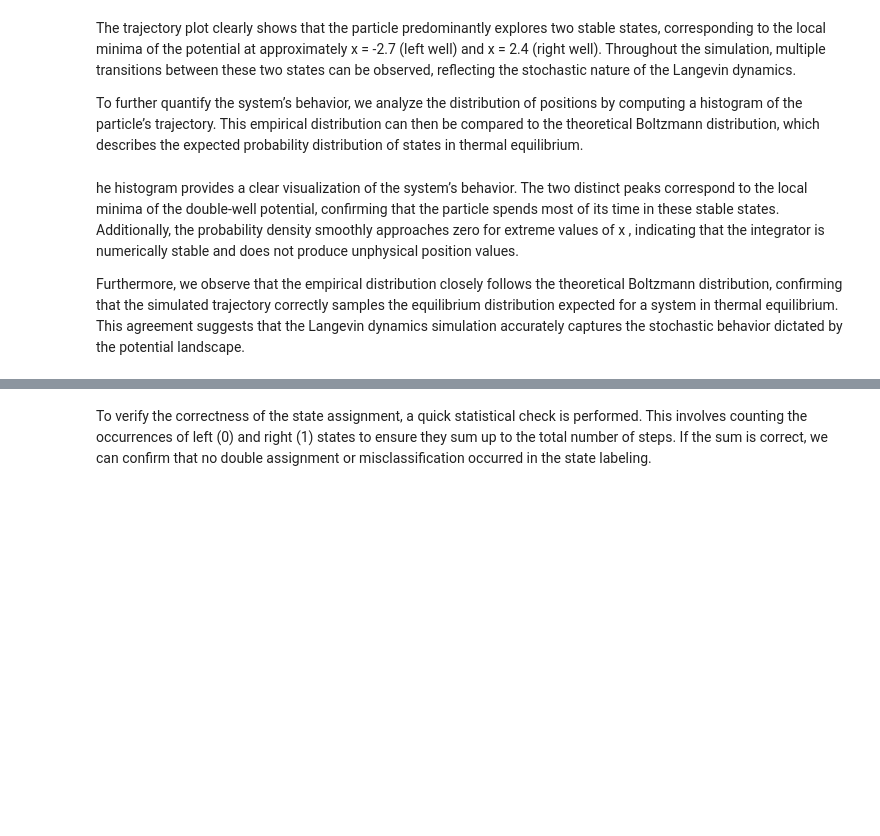
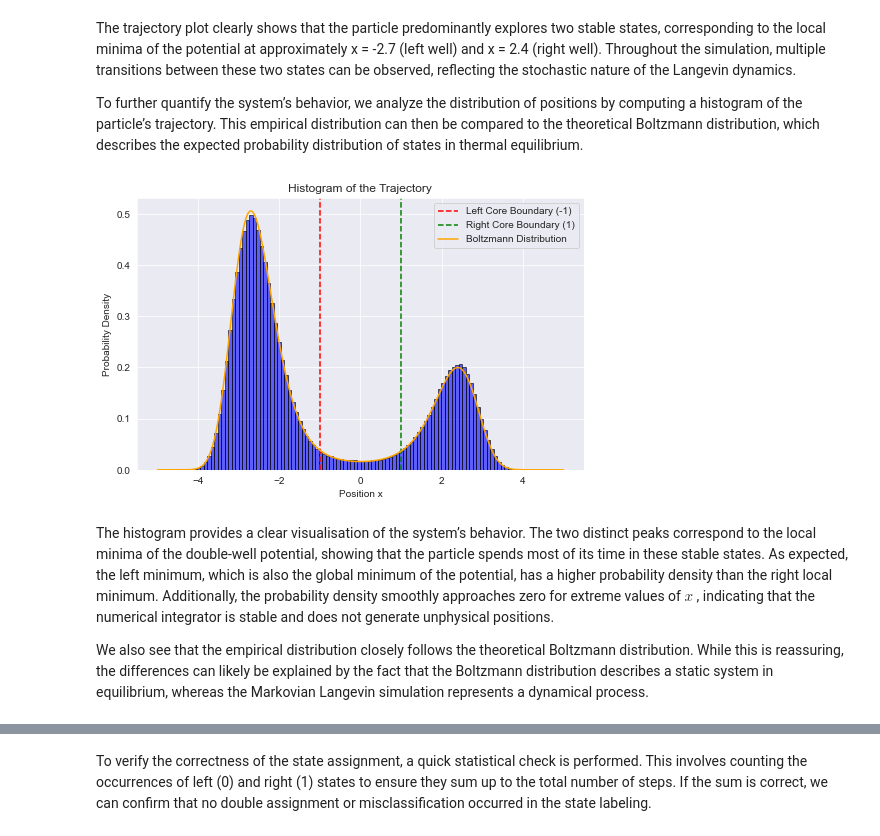
Before and after one commit to fsonak/VL_CCS, a Jupyter notebook: final_project_project_5.ipynb, the cells around one changed output, grey strips where cells are left out. Cells and saved outputs as stored; diff of their text form; code cells hidden in the pictures; blank space fills up the shorter version.

```diff
--- a/final_project_project_5.ipynb
+++ b/final_project_project_5.ipynb
@@ -119,7 +130,8 @@ The plotted potential function reveals a double-well structure with two local mi
 With the potential and its derivatives defined, we can now implement the Langevin integrator to simulate the particle’s motion. The following implementation is based on a similar integrator from Sheet 10, adapted for the double-well potential used in this project.
 # %%
 
-def langevin_integrator(steps, dt, x0, v0, mass, gamma, k_B_x_T, verbose=False):
+def langevin_integrator(steps, dt, x0, v0, mass, gamma, k_B_x_T,
+                        verbose=False):
 
     # Debugging output: Print simulation parameters
     if verbose:
@@ -137,7 +149,8 @@ def langevin_integrator(steps, dt, x0, v0, mass, gamma, k_B_x_T, verbose=False):
     velocities[0] = v0
 
     # calculate constants outside of loop to remove redundant calculations
-    # This was found to speed up the calculations by about 20 % for large loops
+    # This was found to speed up the calculations by about
+    # 20 % for large loops
     const_1 = gamma * dt / mass
     const_2 = np.sqrt(2  * k_B_x_T * gamma *  dt) / mass
 
@@ -152,7 +165,8 @@ def langevin_integrator(steps, dt, x0, v0, mass, gamma, k_B_x_T, verbose=False):
         x = positions[i]
 
         # Update velocity using Langevin equation
-        v_next = v + (-dU_dx(x, k_B_x_T) / mass) * dt - const_1 * v + const_2 * R
+        v_next = (v + (-dU_dx(x, k_B_x_T) / mass) *
+                  dt - const_1 * v + const_2 * R)
         # Update position
         x_next = x + v_next * dt
 
@@ -162,11 +176,15 @@ def langevin_integrator(steps, dt, x0, v0, mass, gamma, k_B_x_T, verbose=False):
 
         # Debugging output: Print intermediate values at every 10% of steps
         # This check was included because, during the implementation,
-        # unstable simulations were observed where forces and positions increased uncontrollably, leading to numerical divergence.
+        # unstable simulations were observed where forces and
+        # positions increased uncontrollably,
+        # leading to numerical divergence.
         if verbose:
             if i % (steps // 10) == 0:  # Print 10 times throughout simulation
                 print(f"Step {i}: x = {x_next:.5f}, "
-                      f"v = {v_next:.5f}, force = {-dU_dx(x, k_B_x_T):.2f} noise = {R:.5f}")
+                      f"v = {v_next:.5f}, "
+                      f"force = {-dU_dx(x, k_B_x_T):.2f} "
+                      f"noise = {R:.5f}")
 
 
     return positions, velocities
@@ -185,7 +203,9 @@ x0 = 0             # Initial position (no unit)
 v0 = 0             # Initial velocity (ps^¹)
 
 # Run simulation
-positions_markovian, velocities_markovian = langevin_integrator(steps, dt, x0, v0, mass, gamma, k_B_x_T, verbose=True)
+positions_markovian, velocities_markovian = (
+    langevin_integrator(steps, dt, x0, v0, mass, gamma, k_B_x_T,
+                        verbose=True))
 # %% [output]
 Running Langevin integrator with the following parameters:
 Steps: 50000000, dt: 0.001, x0: 0, v0: 0, mass: 1, gamma: 100, k_B_x_T: 38
@@ -214,31 +243,38 @@ To further quantify the system’s behavior, we analyze the distribution of posi
 # %%
 # Plot histogram of the trajectory
 plt.figure(figsize=(8, 5))
-plt.hist(positions_markovian, bins=100, density=True, color="blue", alpha=0.6, edgecolor="black")
+plt.hist(positions_markovian, bins=100, density=True, color="blue",
+         alpha=0.6, edgecolor="black")
 
 # Mark core state boundaries
-plt.axvline(-1, color="red", linestyle="--", label="Left Core Boundary (-1)")
-plt.axvline(1, color="green", linestyle="--", label="Right Core Boundary (1)")
+plt.axvline(-1, color="red", linestyle="--",
+            label="Left Core Boundary (-1)")
+plt.axvline(1, color="green", linestyle="--",
+            label="Right Core Boundary (1)")
 
 # Define the Boltzmann distribution P(x) \propto exp(-U(x) / k_B T)
 def boltzmann_distribution(x, k_B_x_T):
     P_x = np.exp(-U(x, k_B_x_T) / k_B_x_T)
-    return P_x / np.trapz(P_x, x)  # Normalise by dividing through the integration of the Boltzmann distribution
+    return P_x / np.trapz(P_x, x)
+    # Normalise by dividing through
+    # the integration of the Boltzmann distribution
 
 # Compute and plot theoretical Boltzmann distribution
 P_x = boltzmann_distribution(x, k_B_x_T)
 plt.plot(x, P_x, label="Boltzmann Distribution", color="orange")
 
 # Labels, Title, and Legend
 plt.xlabel("Position x")
 plt.ylabel("Probability Density")
 plt.title("Histogram of the Trajectory")
 plt.legend()
 plt.grid(True)
 plt.show()
+# %% [output]
+[figure, added]
 # %% [markdown]
-he histogram provides a clear visualization of the system’s behavior. The two distinct peaks correspond to the local minima of the double-well potential, confirming that the particle spends most of its time in these stable states. Additionally, the probability density smoothly approaches zero for extreme values of  x , indicating that the integrator is numerically stable and does not produce unphysical position values.
+The histogram provides a clear visualisation of the system’s behavior. The two distinct peaks correspond to the local minima of the double-well potential, showing that the particle spends most of its time in these stable states. As expected, the left minimum, which is also the global minimum of the potential, has a higher probability density than the right local minimum. Additionally, the probability density smoothly approaches zero for extreme values of  $x$ , indicating that the numerical integrator is stable and does not generate unphysical positions.
 
-Furthermore, we observe that the empirical distribution closely follows the theoretical Boltzmann distribution, confirming that the simulated trajectory correctly samples the equilibrium distribution expected for a system in thermal equilibrium. This agreement suggests that the Langevin dynamics simulation accurately captures the stochastic behavior dictated by the potential landscape.
+We also see that the empirical distribution closely follows the theoretical Boltzmann distribution. While this is reassuring, the differences can likely be explained by the fact that the Boltzmann distribution describes a static system in equilibrium, whereas the Markovian Langevin simulation represents a dynamical process.
 # %% [markdown]
 **Assigning Core States (Left/Right)**
```
Also changed, not shown: parts of 28 cells of this notebook.
